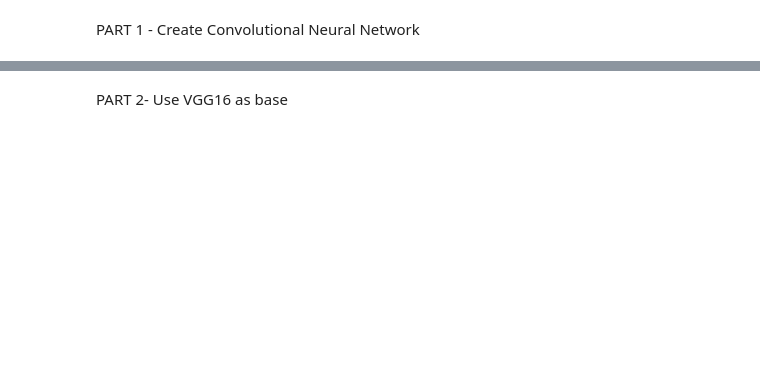
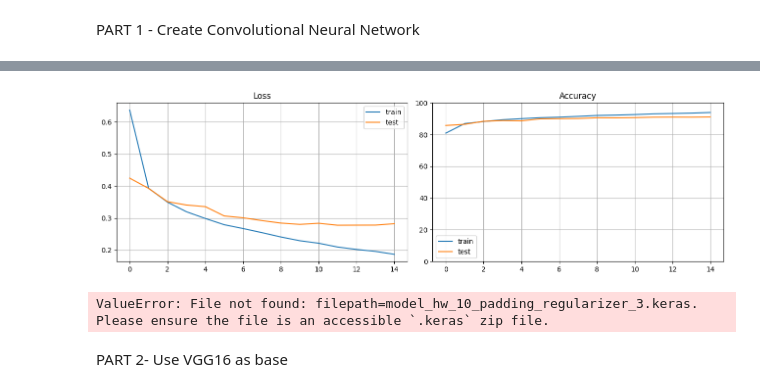
Before and after one commit to tarsweb-Python-GOIT/DS-HW, a Jupyter notebook: HW-10.ipynb, the cells around one changed output, grey strips where cells are left out. Drawn from its saved outputs; the diff is of its cells as text; code cells hidden in the pictures; blank space fills up the shorter version.

```diff
--- a/HW-10.ipynb
+++ b/HW-10.ipynb
@@ -168,0 +385,42 @@ plot_history(history_model)
+# %%
+model = k.models.Sequential([
+    k.layers.Conv2D(32, (3, 3), activation='relu', padding='same', input_shape=(28, 28, 1)),
+    k.layers.MaxPooling2D((2, 2)),
+    k.layers.Conv2D(64, (3, 3), activation='relu', padding='same', kernel_regularizer=k.regularizers.l2(0.05)),
+    k.layers.MaxPooling2D((2, 2)),
+    k.layers.Conv2D(64, (3, 3), activation='relu'),
+    k.layers.Flatten(),
+    k.layers.Dense(128, activation='relu'),
+    k.layers.Dense(10, activation='softmax')
+], name="model_hw_10_padding_regularizer_3")
+
+print(model.summary())
+
+model.compile(
+    loss= k.losses.SparseCategoricalCrossentropy(from_logits=True),
+    optimizer=k.optimizers.Adam(learning_rate=0.001),
+    metrics=['accuracy']
+)
+
+history_model =model.fit(
+    x_train,
+    y_train,
+    epochs=30,
+    batch_size=64,
+    validation_data=(x_test, y_test),
+    verbose=1,
+    callbacks=[
+        k.callbacks.EarlyStopping(
+            monitor="val_accuracy", patience=3, restore_best_weights=True
+        ),
+        k.callbacks.EarlyStopping(
+            monitor="val_loss", patience=3, restore_best_weights=True
+        ),
+    ],
+)
+
+train_loss, train_acc = model.evaluate(x_train, y_train)
+test_loss, test_acc = model.evaluate(x_test, y_test)
+
+print("Train accuracy:", train_acc)
+print("Test accuracy:", test_acc)
@@ -169,3 +470,11 @@ plot_history(history_model)
+# %%
+plot_history(history_model)
+# %% [output]
+[figure, added]
+# %%
+model = k.models.load_model("model_hw_10_padding_regularizer_3.keras")
+# %% [output]
+ValueError: File not found: filepath=model_hw_10_padding_regularizer_3.keras. Please ensure the file is an accessible `.keras` zip file.
 # %% [markdown]
 PART 2- Use VGG16 as base
 # %%
```
Also changed, not shown: parts of 14 cells of this notebook.
